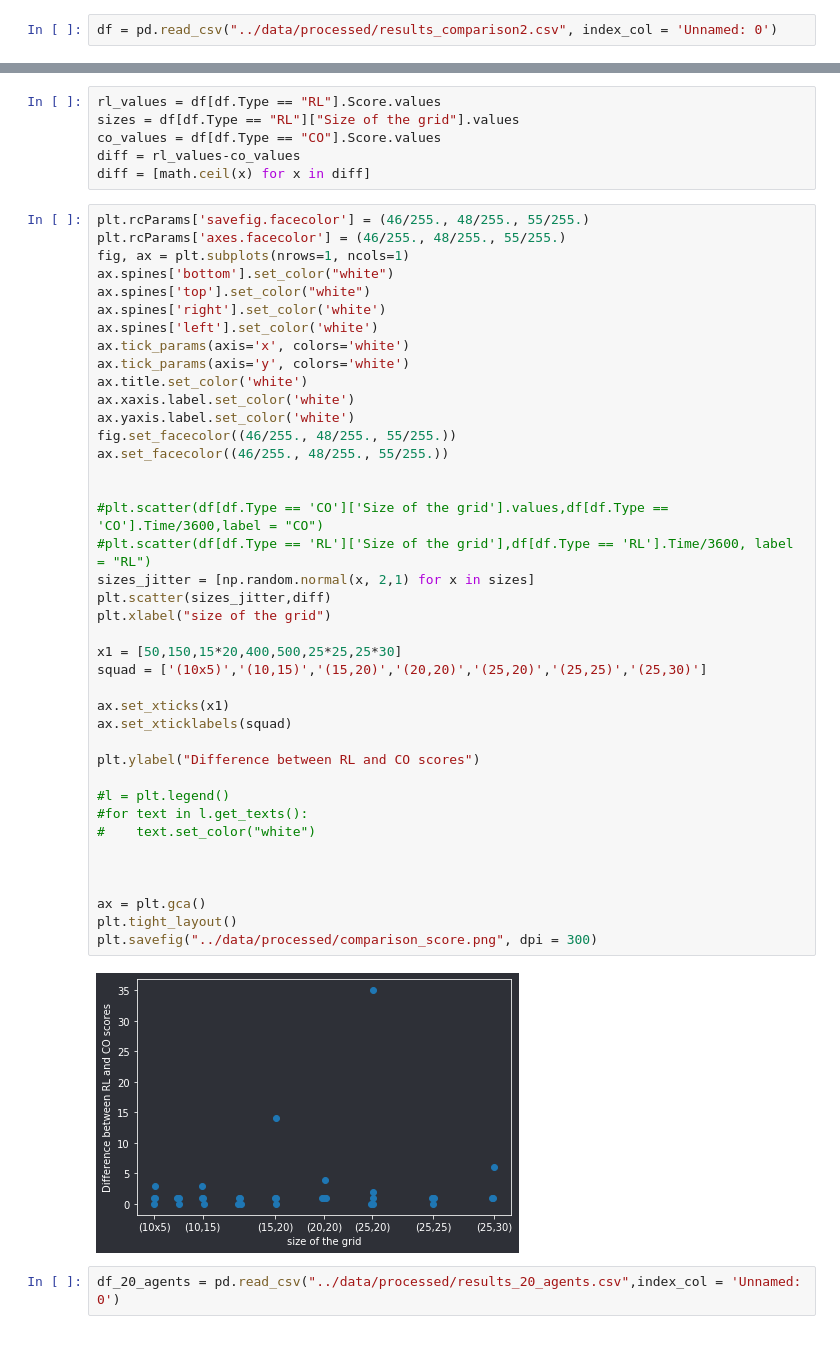
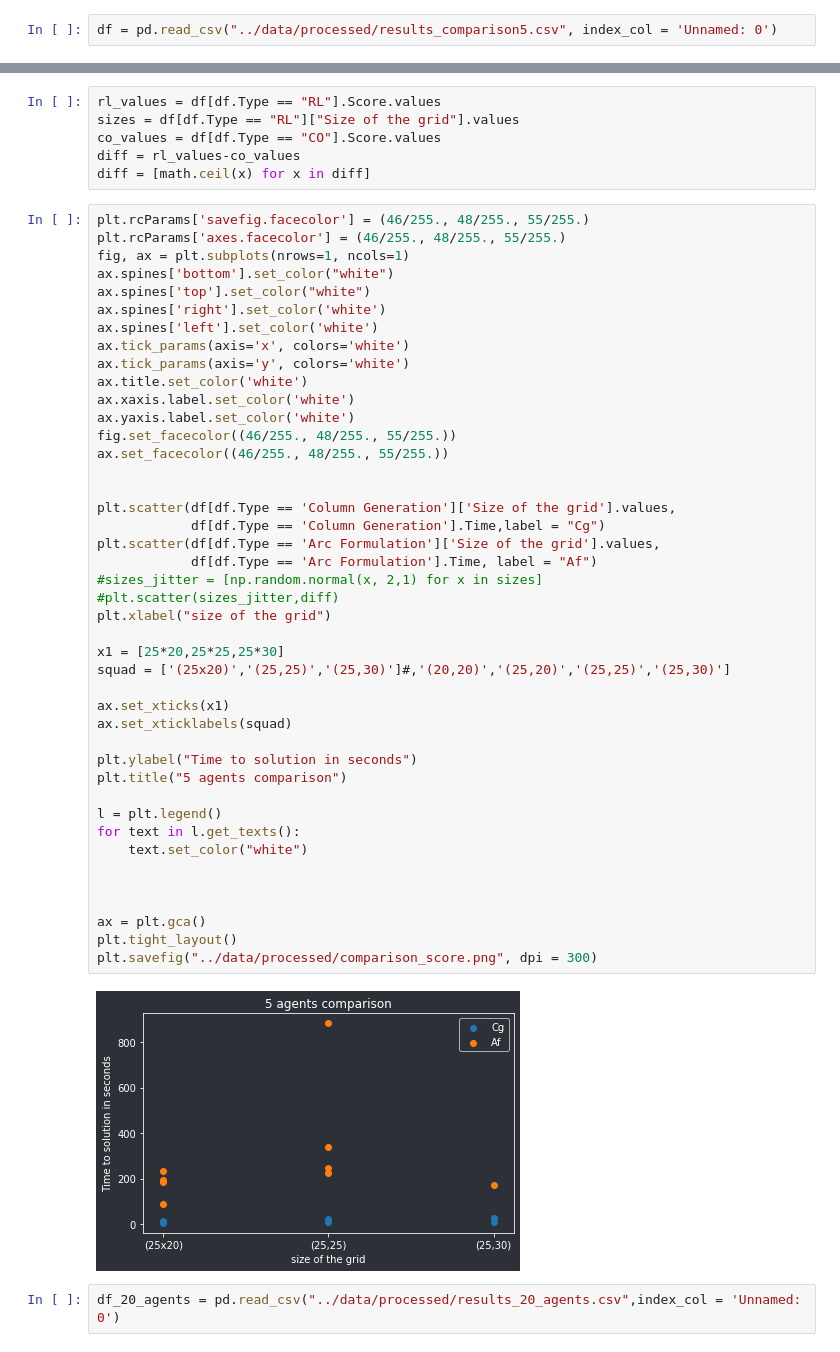
Before and after one commit to dufourc1/SemesterProjectMA3, a Jupyter notebook: notebooks/comparison.ipynb, the cells around one changed output, grey strips where cells are left out. Saved outputs shown, nothing was run; the diff lists cells and outputs as text.

```diff
--- a/notebooks/comparison.ipynb
+++ b/notebooks/comparison.ipynb
@@ -216,7 +224,7 @@ KeyboardInterrupt:
 # %% [markdown]
 # PLOTS
 # %%
-df = pd.read_csv("../data/processed/results_comparison2.csv", index_col = 'Unnamed: 0')
+df = pd.read_csv("../data/processed/results_comparison5.csv", index_col = 'Unnamed: 0')
 # %%
 df
 # %% [output]
@@ -243,44 +255,47 @@ diff = [math.ceil(x) for x in diff]
 plt.rcParams['savefig.facecolor'] = (46/255., 48/255., 55/255.)
 plt.rcParams['axes.facecolor'] = (46/255., 48/255., 55/255.)
 fig, ax = plt.subplots(nrows=1, ncols=1)
 ax.spines['bottom'].set_color("white")
 ax.spines['top'].set_color("white")
 ax.spines['right'].set_color('white')
 ax.spines['left'].set_color('white')
 ax.tick_params(axis='x', colors='white')
 ax.tick_params(axis='y', colors='white')
 ax.title.set_color('white')
 ax.xaxis.label.set_color('white')
 ax.yaxis.label.set_color('white')
 fig.set_facecolor((46/255., 48/255., 55/255.))
 ax.set_facecolor((46/255., 48/255., 55/255.))
 
 
-#plt.scatter(df[df.Type == 'CO']['Size of the grid'].values,df[df.Type == 'CO'].Time/3600,label = "CO")
-#plt.scatter(df[df.Type == 'RL']['Size of the grid'],df[df.Type == 'RL'].Time/3600, label = "RL")
-sizes_jitter = [np.random.normal(x, 2,1) for x in sizes]
-plt.scatter(sizes_jitter,diff)
+plt.scatter(df[df.Type == 'Column Generation']['Size of the grid'].values,
+            df[df.Type == 'Column Generation'].Time,label = "Cg")
+plt.scatter(df[df.Type == 'Arc Formulation']['Size of the grid'].values,
+            df[df.Type == 'Arc Formulation'].Time, label = "Af")
+#sizes_jitter = [np.random.normal(x, 2,1) for x in sizes]
+#plt.scatter(sizes_jitter,diff)
 plt.xlabel("size of the grid")
 
-x1 = [50,150,15*20,400,500,25*25,25*30]
-squad = ['(10x5)','(10,15)','(15,20)','(20,20)','(25,20)','(25,25)','(25,30)']
+x1 = [25*20,25*25,25*30]
+squad = ['(25x20)','(25,25)','(25,30)']#,'(20,20)','(25,20)','(25,25)','(25,30)']
 
 ax.set_xticks(x1)
 ax.set_xticklabels(squad)
 
-plt.ylabel("Difference between RL and CO scores")
+plt.ylabel("Time to solution in seconds")
+plt.title("5 agents comparison")
 
-#l = plt.legend()
-#for text in l.get_texts():
-#    text.set_color("white")
+l = plt.legend()
+for text in l.get_texts():
+    text.set_color("white")
 
 
 
 ax = plt.gca()
 plt.tight_layout()
 plt.savefig("../data/processed/comparison_score.png", dpi = 300)
 # %% [output]
-[figure, old version]
+[figure, new version]
 # %%
 df_20_agents = pd.read_csv("../data/processed/results_20_agents.csv",index_col = 'Unnamed: 0')
 # %%
```
Also changed, not shown: parts of 13 cells of this notebook, 8 other files.
